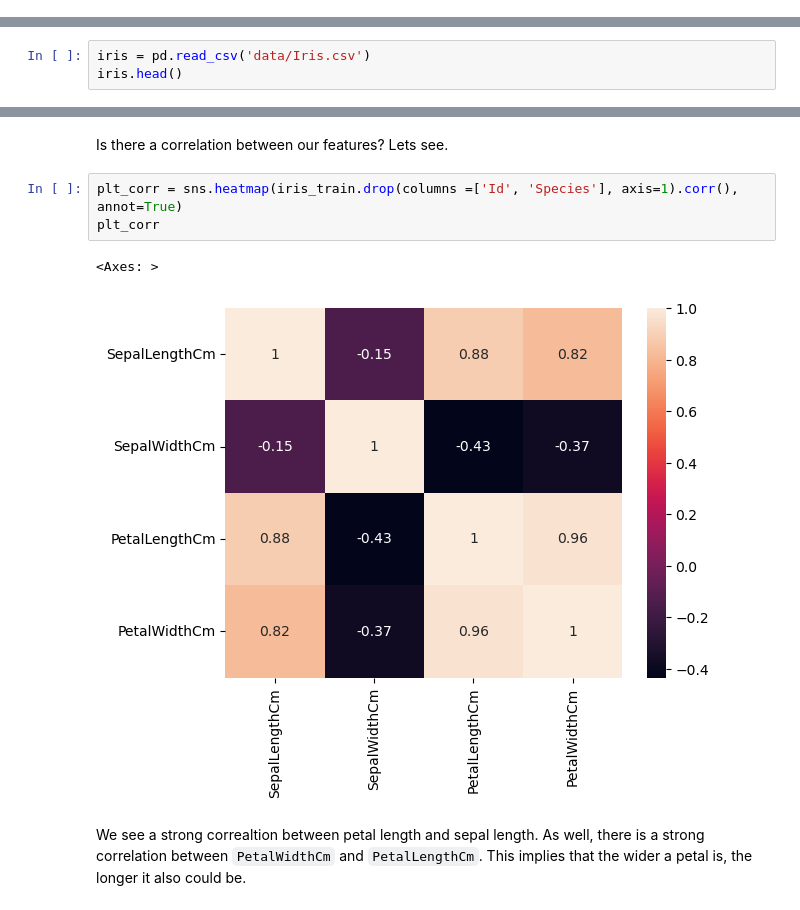
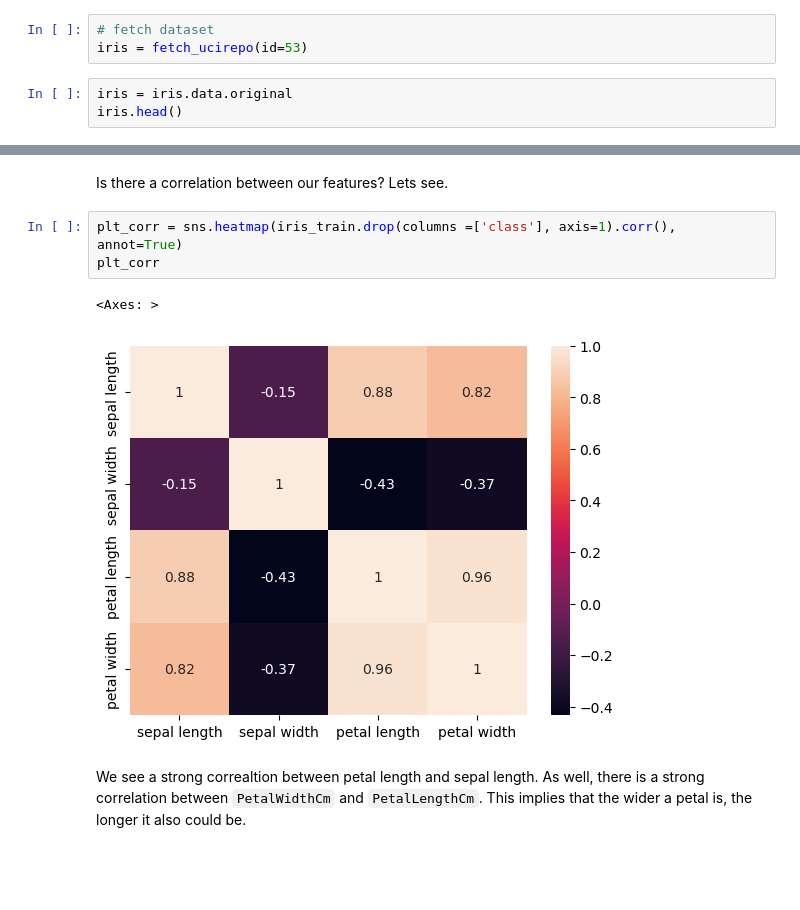
Before and after one commit to hoomanesteki/iris-ml-predictor, a Jupyter notebook: iris_summary.ipynb, the cells around one changed output, grey strips where cells are left out. Saved outputs shown, nothing was run; the diff lists cells and outputs as text; blank space fills up the shorter version.

```diff
--- a/iris_summary.ipynb
+++ b/iris_summary.ipynb
@@ -17,3 +18,9 @@ from sklearn.pipeline import make_pipeline
 alt.data_transformers.enable('vegafusion')
 # %% [output]
 DataTransformerRegistry.enable('vegafusion')
+# %%
+# fetch dataset
+iris = fetch_ucirepo(id=53)
+# %%
+iris = iris.data.original
+iris.head()
@@ -38,6 +50,3 @@ The goal of this analysis is to build a classification model that can accurately
 ## Methods and Results
 # %% [markdown]
 First, let's load our data to a variable called `iris`.
-# %%
-iris = pd.read_csv('data/Iris.csv')
-iris.head()
@@ -123,11 +124,11 @@ From the pairwise comparison chart above, we can see that `setosa` has the small
 # %% [markdown]
 Is there a correlation between our features? Lets see.
 # %%
-plt_corr = sns.heatmap(iris_train.drop(columns =['Id', 'Species'], axis=1).corr(), annot=True)
+plt_corr = sns.heatmap(iris_train.drop(columns =['class'], axis=1).corr(), annot=True)
 plt_corr
 # %% [output]
 <Axes: >
-[figure, old version]
+[figure, new version]
 # %% [markdown]
 We see a strong correaltion between petal length and sepal length. As well, there is a strong correlation between `PetalWidthCm` and `PetalLengthCm`. This implies that the wider a petal is, the longer it also could be.
 # %% [markdown]
```
Also changed, not shown: parts of 23 cells of this notebook.
